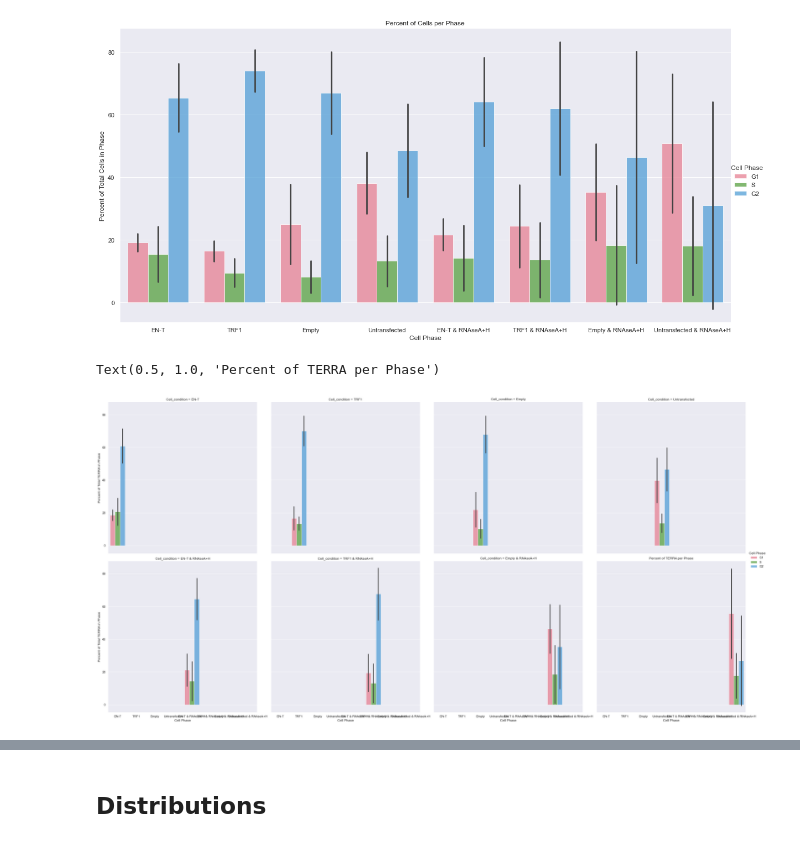
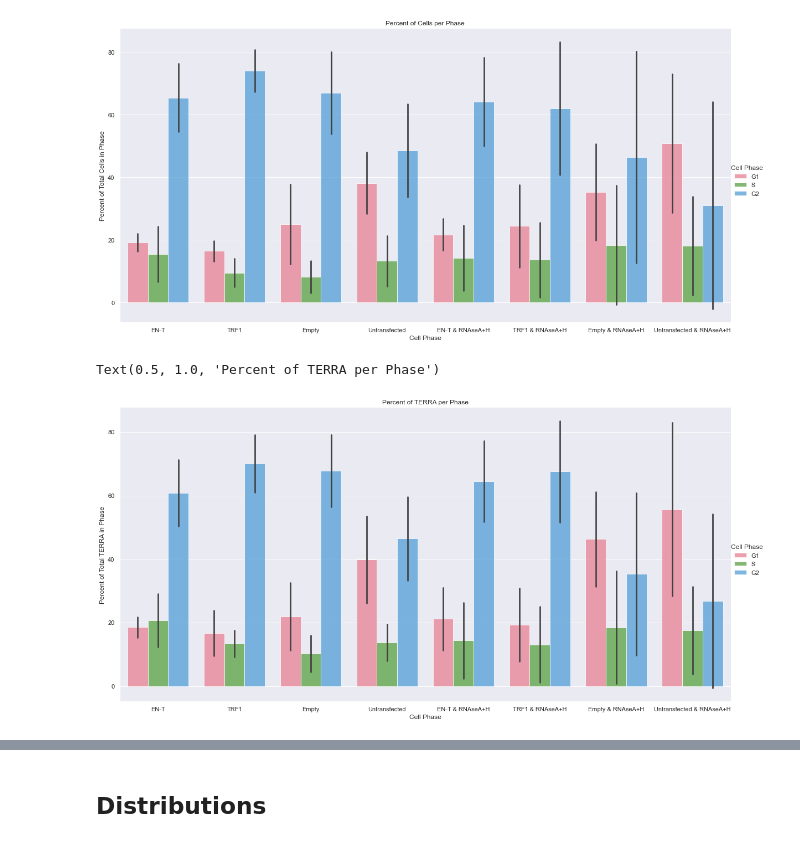
Before and after one commit to aidan-lew/TERRA_DSB, a Jupyter notebook: refined_terra_dsb.ipynb, the cells around one changed output, grey strips where cells are left out. Cells and saved outputs as stored; diff of their text form; code cells hidden in the pictures.

```diff
--- a/refined_terra_dsb.ipynb
+++ b/refined_terra_dsb.ipynb
@@ -219,15 +304,15 @@ Text(0.5, 1.0, 'Percent of Cells per Phase')
 # %%
 # Catagorical bar plot for percent of TERRA per phase
 g = sns.catplot(
     data=g2_df, kind="bar",
-    x="Cell_condition", col="Cell_condition", col_wrap=4, y="TERRA_%_In_Phase", hue="Phase",
-    ci="sd", palette="husl", alpha=.75, height=8, aspect=1
+    x="Cell_condition", y="TERRA_%_In_Phase", hue="Phase",
+    ci="sd", palette="husl", alpha=.75, height=8, aspect=2
 )
 
-g.despine(left=True, bottom = True)
+g.despine(left=False, bottom = True)
 g.set_axis_labels("Cell Phase", "Percent of Total TERRA in Phase")
 g.legend.set_title("Cell Phase")
 plt.title("Percent of TERRA per Phase")
 # %% [output]
 Text(0.5, 1.0, 'Percent of TERRA per Phase')
-[figure, old version]
+[figure, new version]
```
Also changed, not shown: parts of 9 cells of this notebook.
